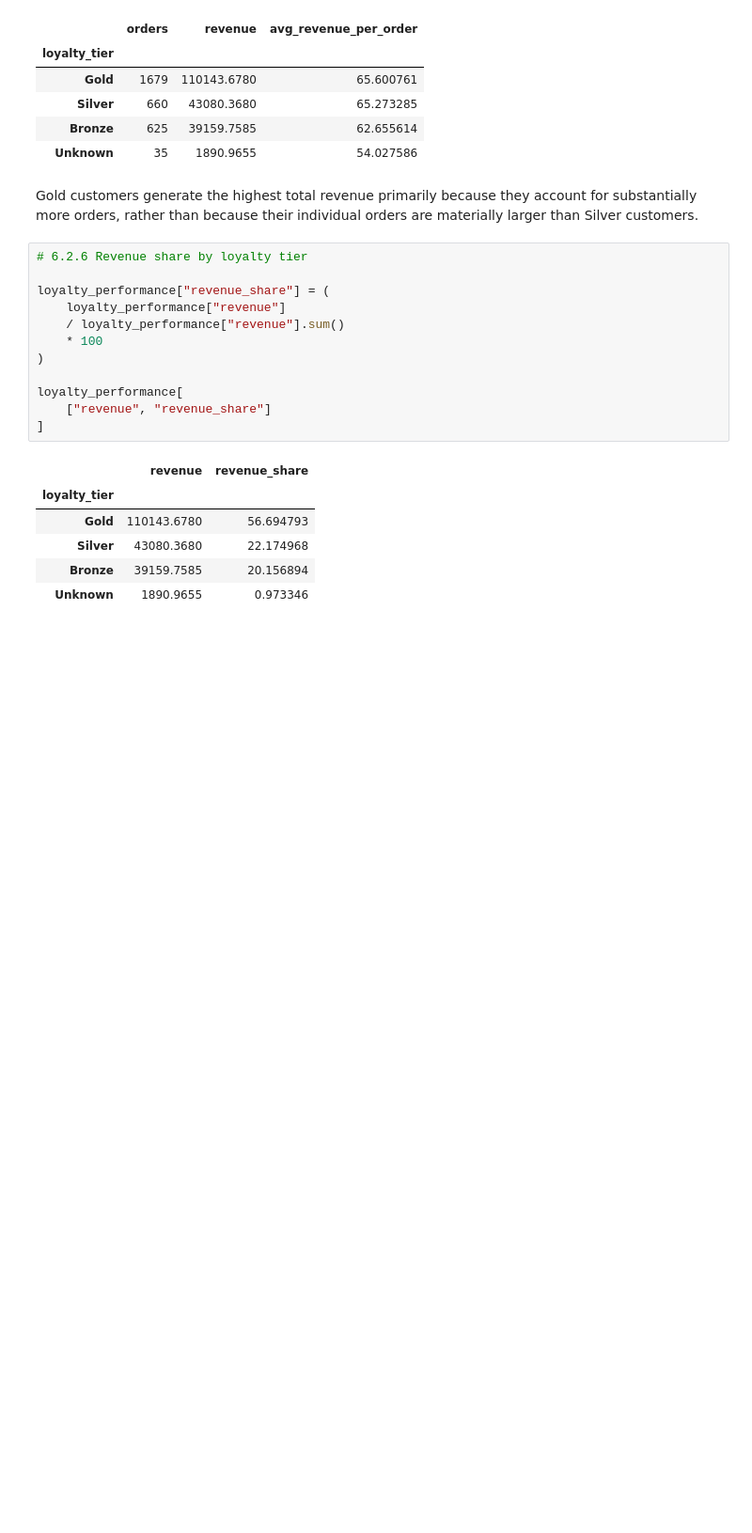
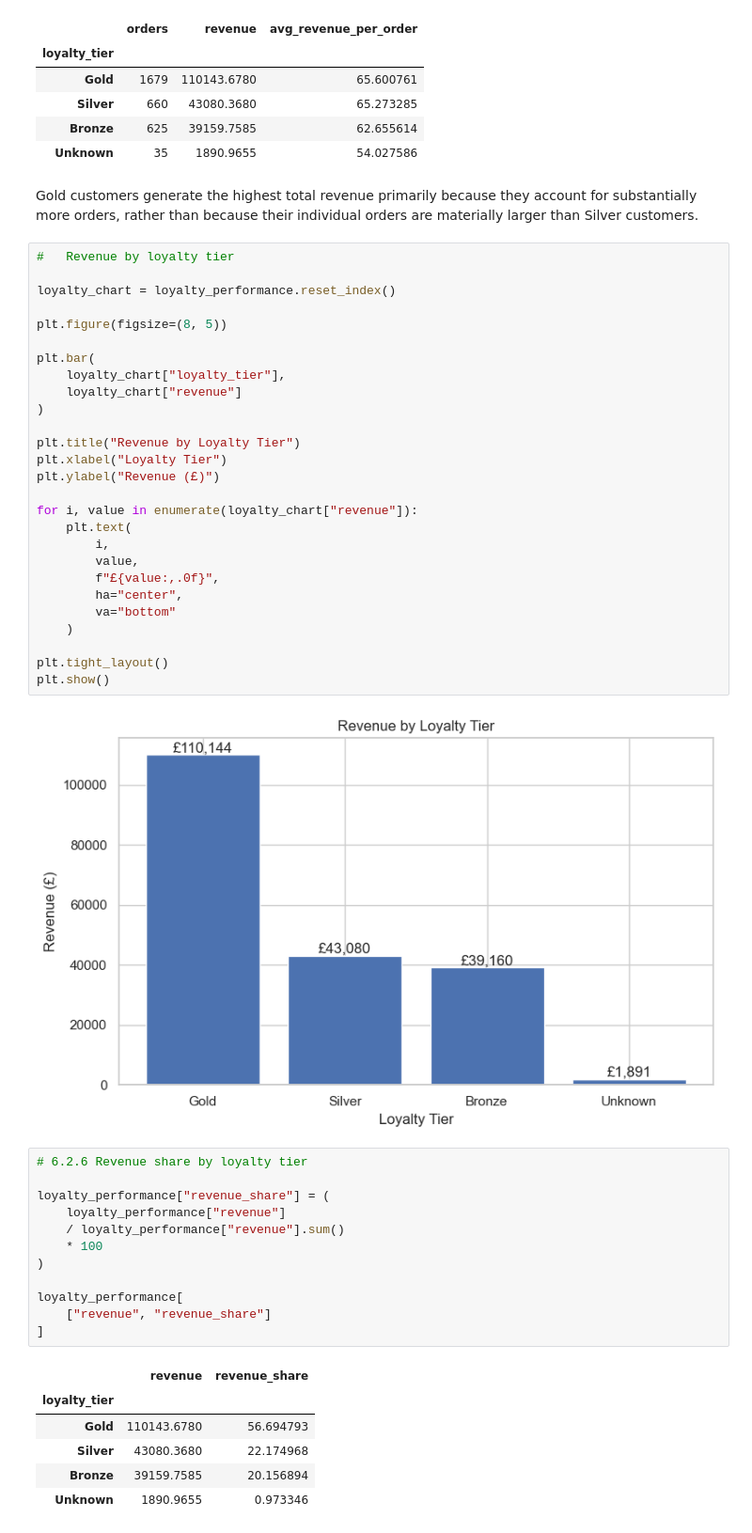
Before and after one commit to Barnabas-sir/Green-Cart-Ltd-Q2-Performance-Analysis, a Jupyter notebook: Green Cart Ltd. Q2 Performance Review — Data & Insights Project.ipynb, the cells around one changed output. Shown at 94% size. Saved outputs shown, nothing was run; the diff lists cells and outputs as text; blank space fills up the shorter version.

```diff
--- a/Green Cart Ltd. Q2 Performance Review — Data & Insights Project.ipynb
+++ b/Green Cart Ltd. Q2 Performance Review — Data & Insights Project.ipynb
@@ -1621,6 +1621,35 @@ loyalty_performance[
 | Unknown | 35 | 1890.9655 | 54.027586 |
 # %% [markdown]
 Gold customers generate the highest total revenue primarily because they account for substantially more orders, rather than because their individual orders are materially larger than Silver customers.
+# %%
+#   Revenue by loyalty tier
+
+loyalty_chart = loyalty_performance.reset_index()
+
+plt.figure(figsize=(8, 5))
+
+plt.bar(
+    loyalty_chart["loyalty_tier"],
+    loyalty_chart["revenue"]
+)
+
+plt.title("Revenue by Loyalty Tier")
+plt.xlabel("Loyalty Tier")
+plt.ylabel("Revenue (£)")
+
+for i, value in enumerate(loyalty_chart["revenue"]):
+    plt.text(
+        i,
+        value,
+        f"£{value:,.0f}",
+        ha="center",
+        va="bottom"
+    )
+
+plt.tight_layout()
+plt.show()
+# %% [output]
+[figure, added]
 # %%
 # 6.2.6 Revenue share by loyalty tier
 
```
Also changed, not shown: parts of 25 cells of this notebook.
